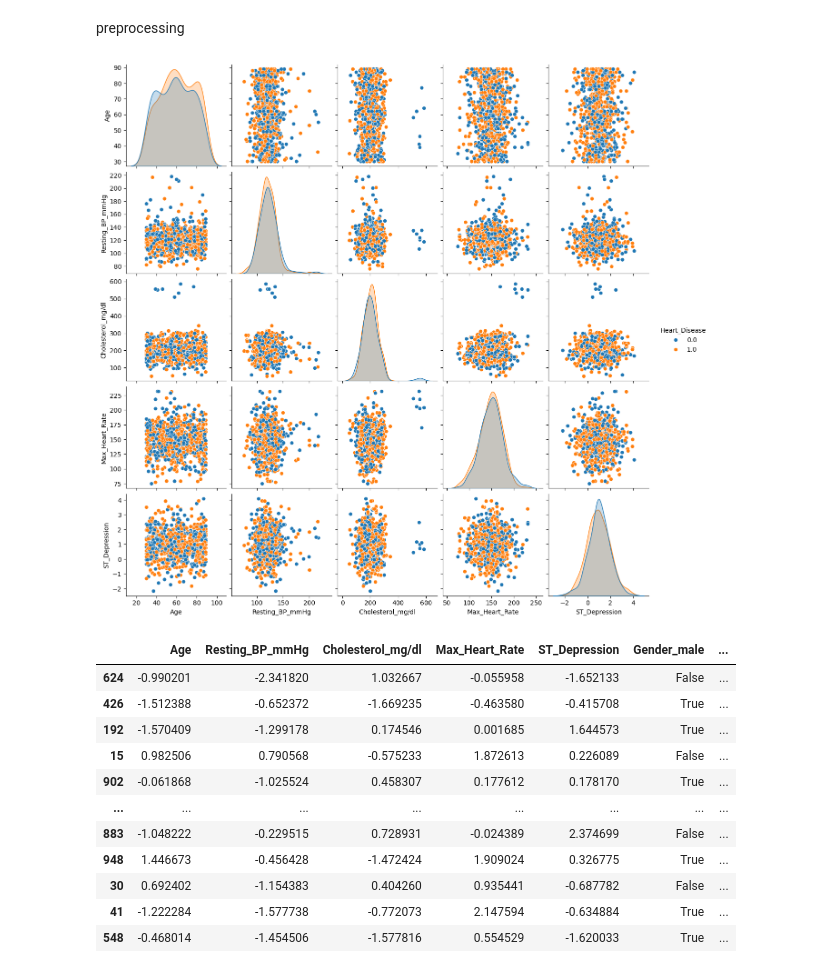
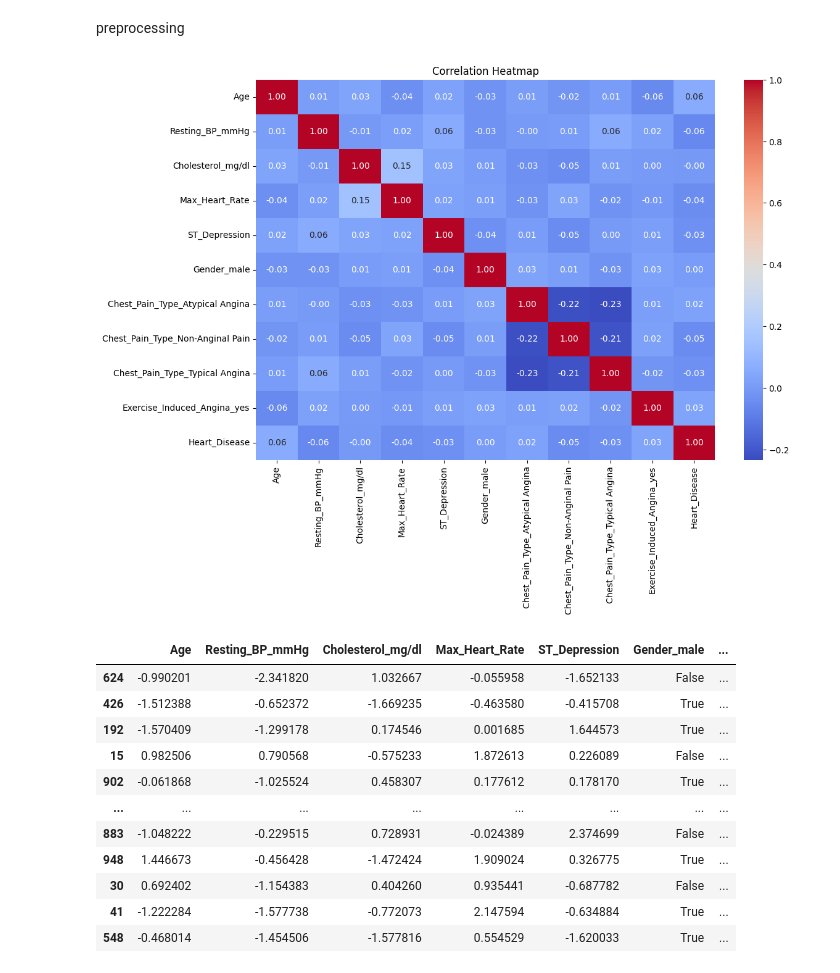
Before and after one commit to Mazen-Morsy/ML-Final, a Jupyter notebook: Heart_Disease_prediction.ipynb, the cells around one changed output. Cells and saved outputs as stored; diff of their text form; code cells hidden in the pictures.

```diff
--- a/Heart_Disease_prediction.ipynb
+++ b/Heart_Disease_prediction.ipynb
@@ -340,6 +373,22 @@ y = df["Heart_Disease"]
 # %%
 cat_cols = ["Gender", "Chest_Pain_Type", "Exercise_Induced_Angina"]
 X_encoded = pd.get_dummies(X, columns=cat_cols, drop_first=True)
+# %%
+corr_df = pd.concat([X_encoded, y], axis=1)
+
+plt.figure(figsize=(12, 8))
+
+sns.heatmap(
+    corr_df.corr(),
+    annot=True,
+    cmap='coolwarm',
+    fmt='.2f'
+)
+
+plt.title('Correlation Heatmap')
+plt.show()
+# %% [output]
+[figure, added]
 # %%
 num_cols = [
     "Age",
@@ -348,28 +397,6 @@ num_cols = [
     "Max_Heart_Rate",
     "ST_Depression",
 ]
-# %%
-pairplot_df = df[
-    [
-        'Age',
-        'Gender',
-        'Resting_BP_mmHg',
-        'Cholesterol_mg/dl',
-        'Max_Heart_Rate',
-        'ST_Depression',
-        'Exercise_Induced_Angina',
-        'Heart_Disease'
-    ]
-]
-
-sns.pairplot(
-    pairplot_df,
-    hue='Heart_Disease'
-)
-
-plt.show()
-# %% [output]
-[figure, removed]
 # %%
 X_train, X_test, y_train, y_test = train_test_split(
     X_encoded, y, test_size=0.2, random_state=42, stratify=y) # we used stratify to keep the data balanced
```
Also changed, not shown: parts of 2 cells of this notebook.
